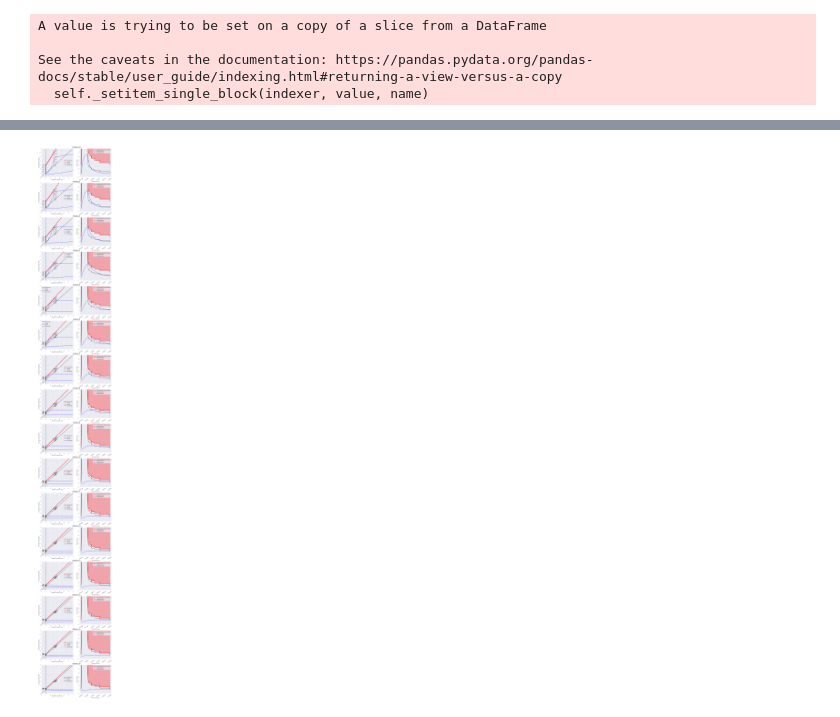
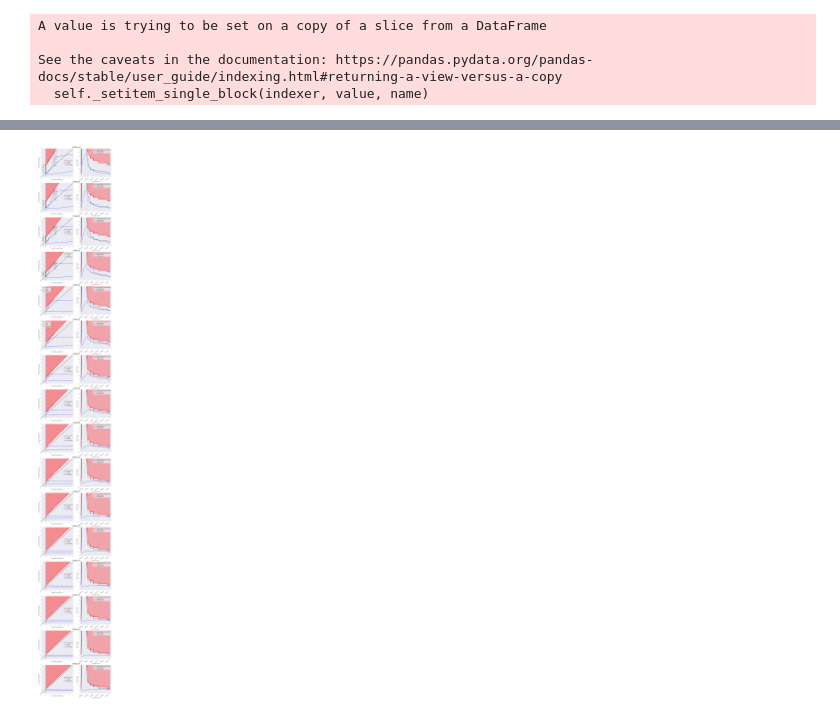
Before and after one commit to BenoitPierson/Deco, a Jupyter notebook: Deco planner V2.ipynb, the cells around one changed output, grey strips where cells are left out. Cells and saved outputs as stored; diff of their text form; code cells hidden in the pictures.

```diff
--- a/Deco planner V2.ipynb
+++ b/Deco planner V2.ipynb
@@ -205,6 +210,7 @@ N2Part = 0.79
 descent_speed = 20 / 60
 ascent_speed = 10 / 60
 ascent_speed_between_stops = 3 / 60
+time_after_dive = 15
 
 M_values = get_M_values("Buhlmann_Zh-L16C_M-values.csv")
 df = define_dive_profile(depth = 60, diving_time = 30, desc_speed = descent_speed)
@@ -236,5 +242,19 @@ times = [start + np.timedelta64(i, 's') for i in range(nb_secs)]
 df2 = pd.DataFrame({'Time' : times})
 df2 = pd.merge(left = df2, right = df[['Time', 'Depth [m]']], left_on = ['Time'], right_on = ['Time'], how = 'left')
 df2['Depth [m]'] = df2['Depth [m]'].interpolate(method = 'linear')
+start = df2['Time'].max()
+times = [start + np.timedelta64(i, 's') for i in range(1, time_after_dive * 60)]
+df2 = pd.concat([df2, pd.DataFrame({'Time' : times, 'Depth [m]' : [0. for i in range(len(times))]})])
 df2['Ambiant Pressure [bar]'] = df2['Depth [m]'].apply(lambda x : p_atm_sea_level + (rho_water * g * x) / 1E5)
 df2 = calculate_cell_saturation(df2)
+cells = list(M_values.keys())
+for cell in cells:
+    col_name = "pN2_cell_" + cell + " [bar]"
+    M0 = M_values[cell]['M0']
+    M_slope = M_values[cell]['M_Slope']
+    df2["GF_" + cell] = df2.apply(lambda x: max(0, (x[col_name] - x['Ambiant Pressure [bar]']) / (M0 + M_slope * (x['Ambiant Pressure [bar]'] - p_atm_sea_level) - x['Ambiant Pressure [bar]'])), axis = 1)
+
+df_c = df2[['Time'] + [c for c in df2.columns if (c.startswith("GF"))]]
+df_c = df_c.loc[(df_c['Time'].dt.second % 10) == 0]
+df_c.index = df_c['Time'].dt.time
+df_c = df_c[[c for c in df_c.columns if c not in 'Time']].transpose()
@@ -358,54 +308,55 @@ for cell in cells:
     axs[i, 0].plot([GF_x1[0], GF_x2[0]], [GF_x1[1], GF_x2[1]], color = 'red', linestyle = 'dotted', linewidth = 3, label = "GF line")
     axs[i, 0].plot([1., 1.], [0., 7.], linestyle = '--', color = 'black', label = "Surface")
     axs[i, 0].plot(df2['Ambiant Pressure [bar]'], df2[col_name], color = 'blue', label = "Deco profile")
     axs[i, 0].set_xlabel('Ambiant Pressure [bar]')
     axs[i, 0].set_ylabel('Inert gas tension [bar]')
     axs[i, 0].set_xlim([0., 7.])
     axs[i, 0].set_ylim([0., 7.])
     axs[i, 0].plot([0., 7.], [0., 7.], color = 'black', linestyle = '--', linewidth = 2)
     axs[i, 0].set_title("TISSUE " + cell.upper(), fontsize = 18)
     axs[i, 0].fill_between([GF_x1[0], GF_x2[0]], [GF_x1[1], GF_x2[1]], [M0, M0 + M_slope * (Pamb_first_deco_stop - p_atm_sea_level)], linewidth = 2., color = 'red', alpha = 0.2)
-    #axs[i, 0].fill_between(x, M_line, 7., color = 'red', alpha = 0.3)
+    axs[i, 0].fill_between(x, M_line, 7., color = 'red', alpha = 0.4)
     ttl = axs[i, 0].title
     ttl.set_position([1.1, 1.2])
     axs[i, 0].legend()
 
-    x1 = np.array([Pamb_first_deco_stop, Pamb_first_deco_stop])
-    M_value = M0 + M_slope * (Pamb_first_deco_stop - p_atm_sea_level)
-    x2 = np.array([Pamb_first_deco_stop, M_value])
-    axs[i, 0].plot([x1[0] + 0.05, x2[0] + 0.05], [x1[1], x2[1]], color = 'black', linewidth = 3, marker = '_', markersize = 10, markeredgewidth = 5)
-    for k in range(0, 11, 1):
-        x1_marker = x1 + (x2 - x1) * (k/10)
-        if (k%2 == 0):
-            axs[i, 0].scatter([x1_marker[0] + 0.05], [x1_marker[1]], marker = '_', color = 'black', s = 50)
-            axs[i, 0].text(x1_marker[0] + 0.25, x1_marker[1], str(k*10) + "%", fontsize = 10, rotation = 45)
-        else:
-            axs[i, 0].scatter([x1_marker[0] + 0.05], [x1_marker[1]], marker = '_', color = 'black', s = 30)
+    if (i < 4):
+        x1 = np.array([Pamb_first_deco_stop, Pamb_first_deco_stop])
+        M_value = M0 + M_slope * (Pamb_first_deco_stop - p_atm_sea_level)
+        x2 = np.array([Pamb_first_deco_stop, M_value])
+        axs[i, 0].plot([x1[0] + 0.05, x2[0] + 0.05], [x1[1], x2[1]], color = 'black', linewidth = 3, marker = '_', markersize = 10, markeredgewidth = 5)
+        for k in range(0, 11, 1):
+            x1_marker = x1 + (x2 - x1) * (k/10)
+            if (k%2 == 0):
+                axs[i, 0].scatter([x1_marker[0] + 0.05], [x1_marker[1]], marker = '_', color = 'black', s = 50)
+                axs[i, 0].text(x1_marker[0] + 0.25, x1_marker[1], str(k*10) + "%", fontsize = 10, rotation = 45)
+            else:
+                axs[i, 0].scatter([x1_marker[0] + 0.05], [x1_marker[1]], marker = '_', color = 'black', s = 30)
 
-    x1 = np.array([1., 1.])
-    x2 = np.array([1, M0])
-    axs[i, 0].plot([x1[0], x2[0]], [x1[1], x2[1]], color = 'black', linewidth = 3, marker = '_', markersize = 10, markeredgewidth = 5)
-    for z in range(0, 11, 1):
-        x1_marker = x1 + (x2 - x1) * (z/10)
-        if (z%2 == 0):
-            axs[i, 0].scatter([x1_marker[0]], [x1_marker[1]], marker = '_', color = 'black', s = 50)
-            axs[i, 0].text(x1_marker[0] - 0.75, x1_marker[1], str(z*10) + "%", fontsize = 10)
-        else:
-            axs[i, 0].scatter([x1_marker[0]], [x1_marker[1]], marker = '_', color = 'black', s = 30)
+        x1 = np.array([1., 1.])
+        x2 = np.array([1, M0])
+        axs[i, 0].plot([x1[0], x2[0]], [x1[1], x2[1]], color = 'black', linewidth = 3, marker = '_', markersize = 10, markeredgewidth = 5)
+        for z in range(0, 11, 1):
+            x1_marker = x1 + (x2 - x1) * (z/10)
+            if (z%2 == 0):
+                axs[i, 0].scatter([x1_marker[0]], [x1_marker[1]], marker = '_', color = 'black', s = 50)
+                axs[i, 0].text(x1_marker[0] - 0.75, x1_marker[1], str(z*10) + "%", fontsize = 10)
+            else:
+                axs[i, 0].scatter([x1_marker[0]], [x1_marker[1]], marker = '_', color = 'black', s = 30)
 
-    M_val_lim = (df2['Ambiant Pressure [bar]'] - 1.) * M_slope + M0
+    M_val_lim = (df2['Ambiant Pressure [bar]'] - p_atm_sea_level) * M_slope + M0
     axs[i, 1].plot(df2['Time'], M_val_lim, color = 'red', linewidth = 3, label = "Max admissible inert gas tension")
     axs[i, 1].plot(df2['Time'], df2['Ambiant Pressure [bar]'], color = 'black', label = "Ambiant pressure")
     axs[i, 1].plot(df2['Time'], df2[col_name], color = 'blue', label = "Inert gas tension")
     axs[i, 1].set_xticklabels(df2['Time'], rotation = 30)
     axs[i, 1].xaxis.set_major_formatter(mdates.DateFormatter("%H:%M:%S"))
     axs[i, 1].fill_between(df2['Time'], M_val_lim, 100., color = 'red', alpha = 0.3)
     axs[i, 1].set_xlabel('Time [hh:mm:ss]')
     axs[i, 1].set_ylabel('Pressure [bar]')
     axs[i, 1].set_ylim([0., 7.])
     axs[i, 1].legend()
     i += 1
 
 plt.savefig("deco_profile.pdf")
 # %% [output]
-[figure, old version]
+[figure, new version]
```
Also changed, not shown: parts of 21 cells of this notebook.
